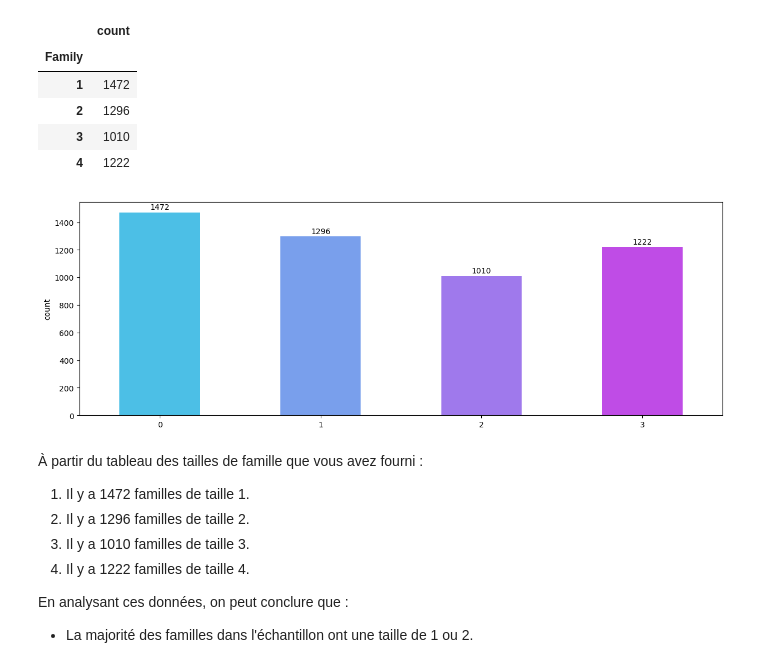
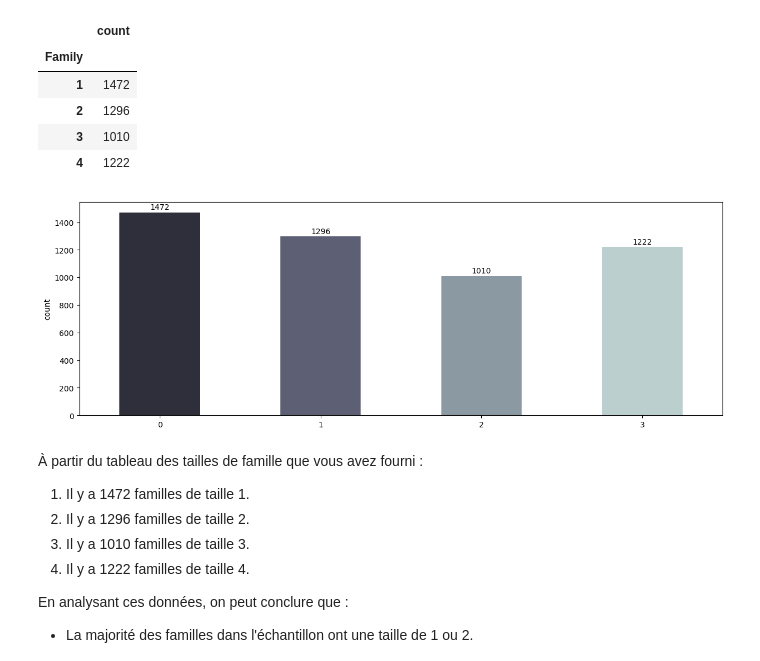
Before and after one commit to ImadElMaftouhi/Projet_dataMining, a Jupyter notebook: clustering.ipynb, the cells around one changed output. Cells and saved outputs as stored; diff of their text form; code cells hidden in the pictures.

```diff
--- a/clustering.ipynb
+++ b/clustering.ipynb
@@ -431,14 +431,14 @@ famille_group.set_index(keys = 'Family')
 # %%
 plt.figure(figsize=(15, 5))
 
-sns.barplot(data=famille_group, y='count', x=famille_group.index, palette=palettes[6], width=0.5)
+sns.barplot(data=famille_group, y='count', x=famille_group.index, palette=palettes[13], width=0.5)
 
 for index, value in enumerate(famille_group['count']):
     plt.text(index, value + 20, str(value), ha='center', fontsize=10)
 
 plt.show()
 # %% [output]
-[figure, old version]
+[figure, new version]
 # %% [markdown]
 À partir du tableau des tailles de famille que vous avez fourni :
 
```
Also changed, not shown: parts of 24 cells of this notebook.
